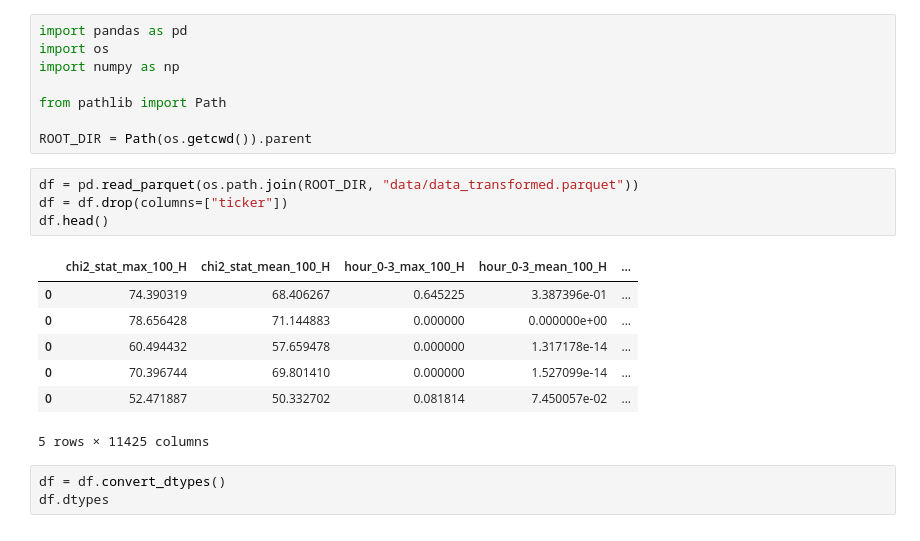
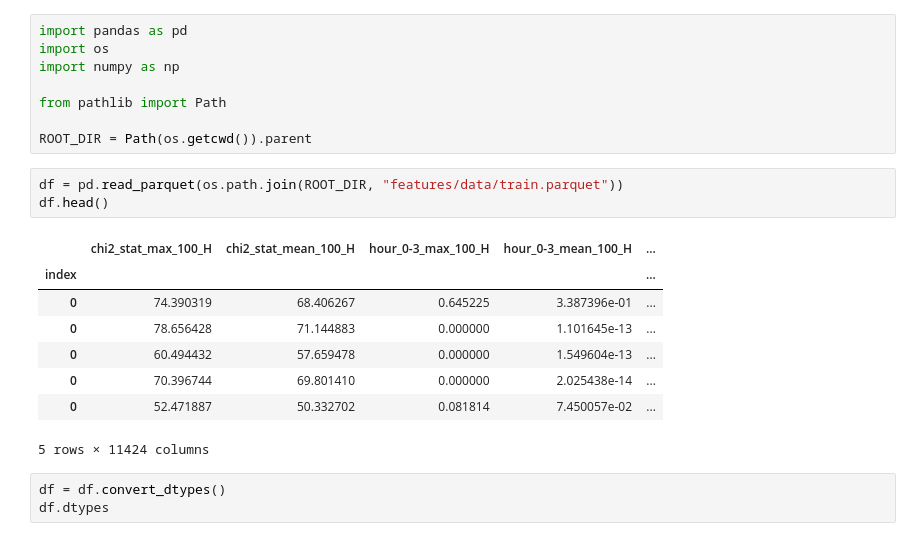
Before and after one commit to B0R0koko/pumps_and_dumps, a Jupyter notebook: notebooks/train.ipynb, the cells around one changed output. Saved outputs shown, nothing was run; the diff lists cells and outputs as text.

```diff
--- a/notebooks/train.ipynb
+++ b/notebooks/train.ipynb
@@ -7,17 +7,17 @@ from pathlib import Path
 
 ROOT_DIR = Path(os.getcwd()).parent
 # %%
-df = pd.read_parquet(os.path.join(ROOT_DIR, "data/data_transformed.parquet"))
-df = df.drop(columns=["ticker"])
+df = pd.read_parquet(os.path.join(ROOT_DIR, "features/data/train.parquet"))
 df.head()
 # %% [output]
 |  | chi2_stat_max_100_H | chi2_stat_mean_100_H | hour_0-3_max_100_H | hour_0-3_mean_100_H | ... |
+| index |  |  |  |  | ... |
 | 0 | 74.390319 | 68.406267 | 0.645225 | 3.387396e-01 | ... |
-| 0 | 78.656428 | 71.144883 | 0.000000 | 0.000000e+00 | ... |
-| 0 | 60.494432 | 57.659478 | 0.000000 | 1.317178e-14 | ... |
-| 0 | 70.396744 | 69.801410 | 0.000000 | 1.527099e-14 | ... |
+| 0 | 78.656428 | 71.144883 | 0.000000 | 1.101645e-13 | ... |
+| 0 | 60.494432 | 57.659478 | 0.000000 | 1.549604e-13 | ... |
+| 0 | 70.396744 | 69.801410 | 0.000000 | 2.025438e-14 | ... |
 | 0 | 52.471887 | 50.332702 | 0.081814 | 7.450057e-02 | ... |
-5 rows × 11425 columns
+5 rows × 11424 columns
 # %%
 df = df.convert_dtypes()
 df.dtypes
```
Also changed, not shown: 12 other files.
